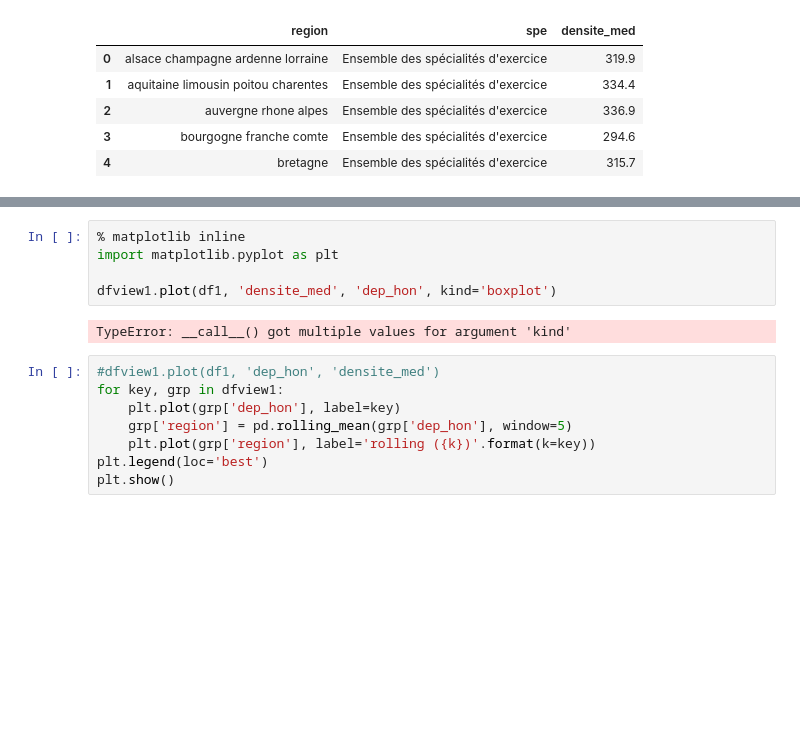
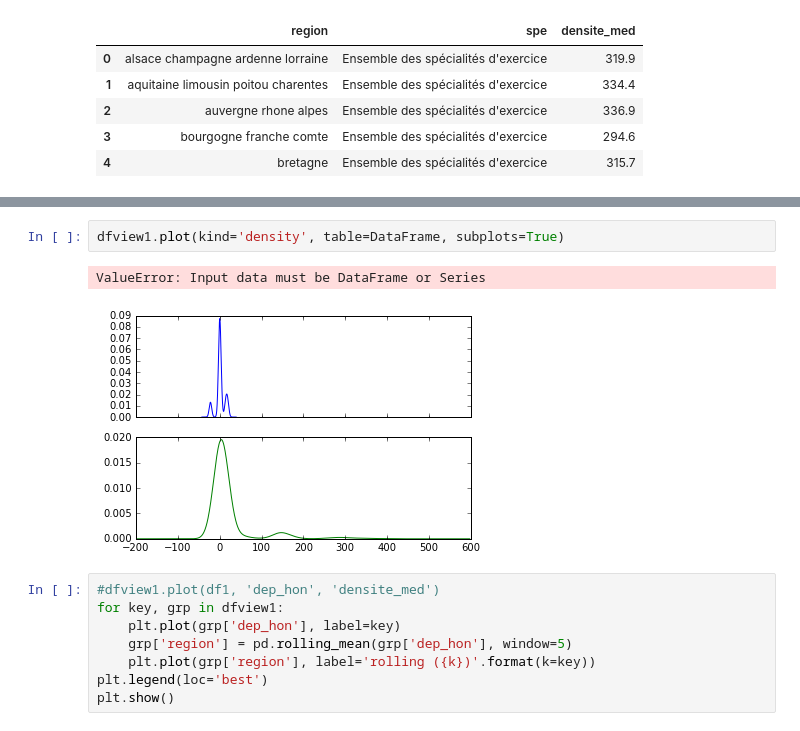
Before and after one commit to telecom-paristech-ms-bgd-2017/starter-kit-datascience, a Jupyter notebook: eric-benoitdecoignac/lesson5/exo_dm_lesson_5.ipynb, the cells around one changed output, grey strips where cells are left out. Saved outputs shown, nothing was run; the diff lists cells and outputs as text; blank space fills up the shorter version.

```diff
--- a/eric-benoitdecoignac/lesson5/exo_dm_lesson_5.ipynb
+++ b/eric-benoitdecoignac/lesson5/exo_dm_lesson_5.ipynb
@@ -162,10 +181,8 @@ dfview1.head()
-# %%
-% matplotlib inline
-import matplotlib.pyplot as plt
-
-dfview1.plot(df1, 'densite_med', 'dep_hon', kind='boxplot')
-# %% [output]
-TypeError: __call__() got multiple values for argument 'kind'
+# %%
+dfview1.plot(kind='density', table=DataFrame, subplots=True)
+# %% [output]
+ValueError: Input data must be DataFrame or Series
+[figure, added]
 # %%
 #dfview1.plot(df1, 'dep_hon', 'densite_med')
 for key, grp in dfview1:
```
Also changed, not shown: parts of 6 cells of this notebook, 7 other files.
